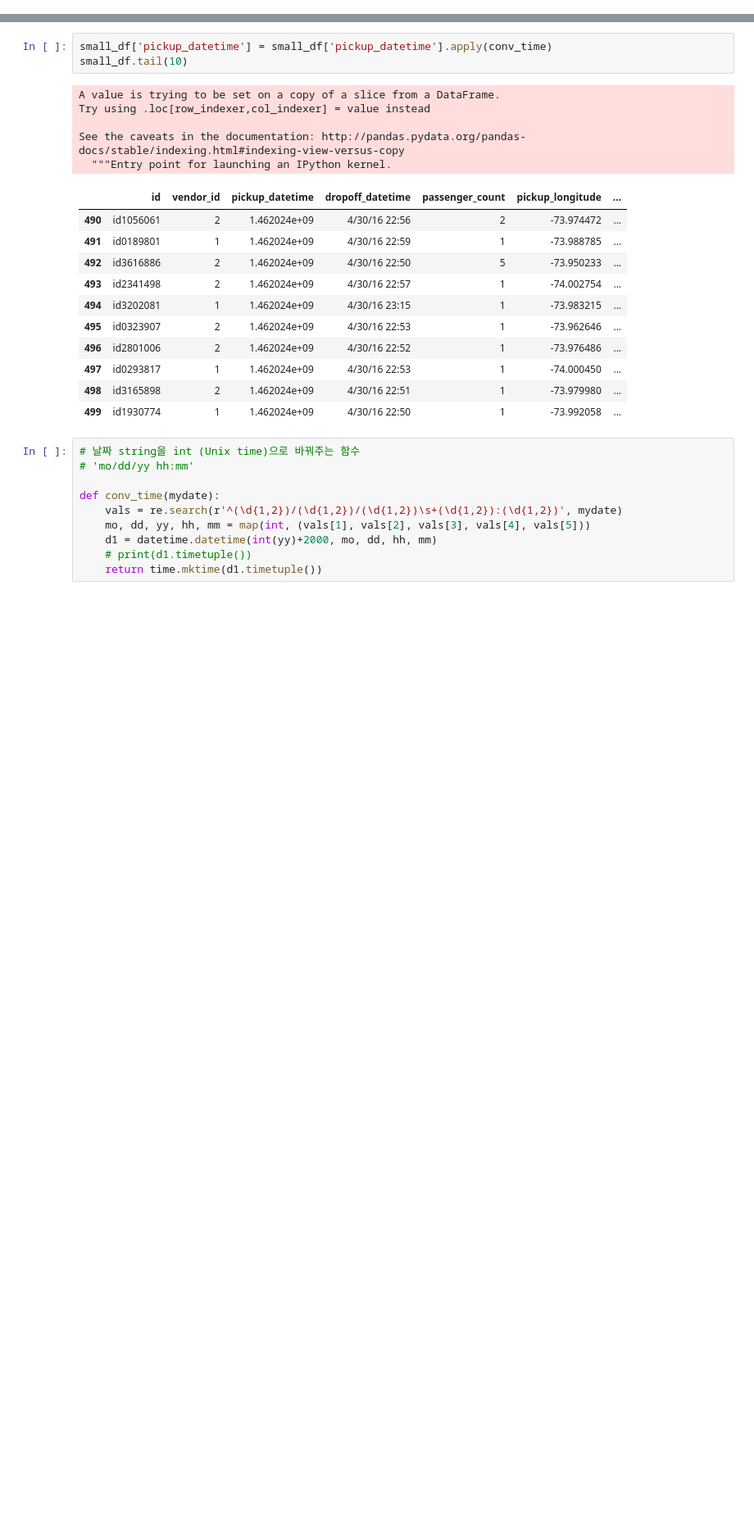
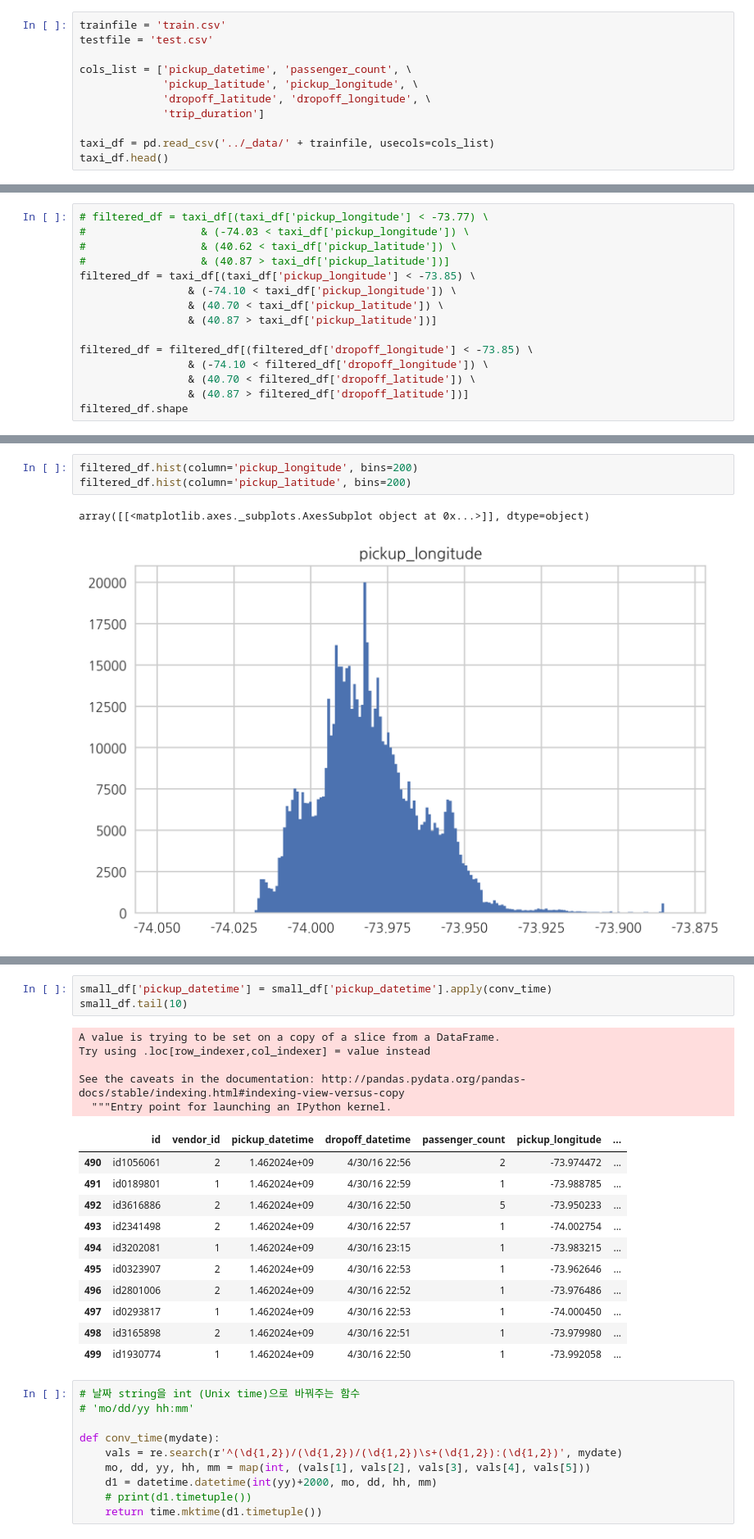
Before and after one commit to eigenSim/dss6a-regression, a Jupyter notebook: choi/choi_notes_1.ipynb, the cells around one changed output, grey strips where cells are left out. Shown: that part at 82% size. Saved outputs shown, nothing was run; the diff lists cells and outputs as text; blank space fills up the shorter version.

```diff
--- a/choi/choi_notes_1.ipynb
+++ b/choi/choi_notes_1.ipynb
@@ -52,0 +25,11 @@ small_df.tail()
+# %%
+trainfile = 'train.csv'
+testfile = 'test.csv'
+
+cols_list = ['pickup_datetime', 'passenger_count', \
+             'pickup_latitude', 'pickup_longitude', \
+             'dropoff_latitude', 'dropoff_longitude', \
+             'trip_duration']
+
+taxi_df = pd.read_csv('../_data/' + trainfile, usecols=cols_list)
+taxi_df.head()
@@ -52,0 +53,15 @@ small_df.tail()
+# %%
+# filtered_df = taxi_df[(taxi_df['pickup_longitude'] < -73.77) \
+#                  & (-74.03 < taxi_df['pickup_longitude']) \
+#                  & (40.62 < taxi_df['pickup_latitude']) \
+#                  & (40.87 > taxi_df['pickup_latitude'])]
+filtered_df = taxi_df[(taxi_df['pickup_longitude'] < -73.85) \
+                 & (-74.10 < taxi_df['pickup_longitude']) \
+                 & (40.70 < taxi_df['pickup_latitude']) \
+                 & (40.87 > taxi_df['pickup_latitude'])]
+
+filtered_df = filtered_df[(filtered_df['dropoff_longitude'] < -73.85) \
+                 & (-74.10 < filtered_df['dropoff_longitude']) \
+                 & (40.70 < filtered_df['dropoff_latitude']) \
+                 & (40.87 > filtered_df['dropoff_latitude'])]
+filtered_df.shape
@@ -52,0 +75,6 @@ small_df.tail()
+# %%
+filtered_df.hist(column='pickup_longitude', bins=200)
+filtered_df.hist(column='pickup_latitude', bins=200)
+# %% [output]
+array([[<matplotlib.axes._subplots.AxesSubplot object at 0x...>]], dtype=object)
+[figure, added]
```
Also changed, not shown: parts of 10 cells of this notebook, 1 other file.
